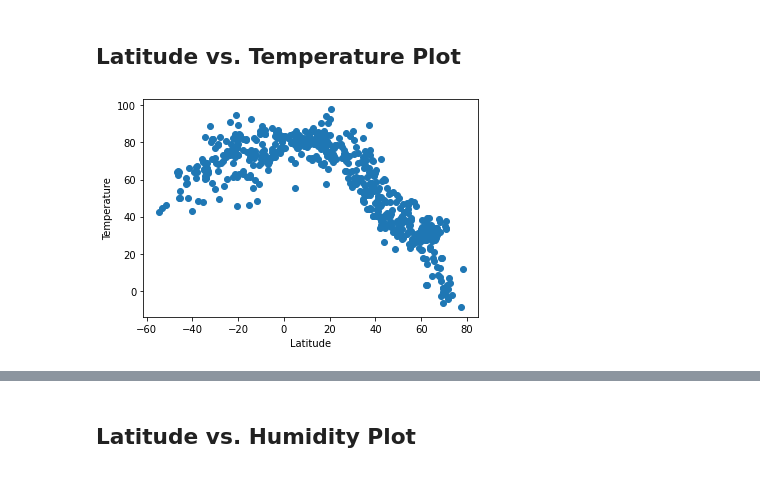
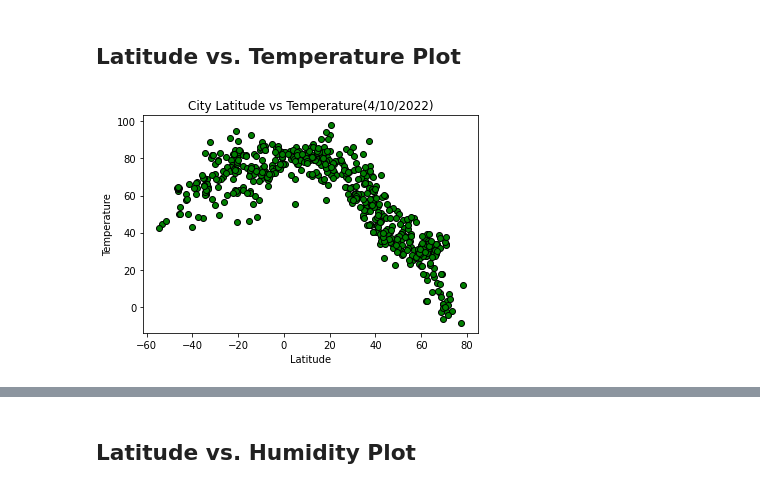
Before and after one commit to tebohl/Python-API-Cities, a Jupyter notebook: WeatherPy/WeatherPy.ipynb, the cells around one changed output, grey strips where cells are left out. Cells and saved outputs as stored; diff of their text form; code cells hidden in the pictures.

Commit message:
finalizing PyWeather script and output

```diff
--- a/WeatherPy/WeatherPy.ipynb
+++ b/WeatherPy/WeatherPy.ipynb
@@ -214,13 +197,16 @@ Skip this step if there are no cities that have humidity > 100%.
 # %% [markdown]
 ## Latitude vs. Temperature Plot
 # %%
-# Create a Scatter Plot for latitude vs temp
+# create a Scatter Plot for latitude vs temp
 x_values = weather_df['Latitude']
 y_values = weather_df['Temperature']
-plt.scatter(x_values,y_values)
+plt.scatter(x_values,y_values, facecolors="green", edgecolors="black")
 plt.xlabel('Latitude')
 plt.ylabel('Temperature')
+plt.title("City Latitude vs Temperature(4/10/2022)")
+
+# show plot and save to output file
 plt.savefig("../output_data/latvstemp.png")
 plt.show()
 # %% [output]
-[figure, old version]
+[figure, new version]
```
Also changed, not shown: parts of 29 cells of this notebook, 11 other files.
